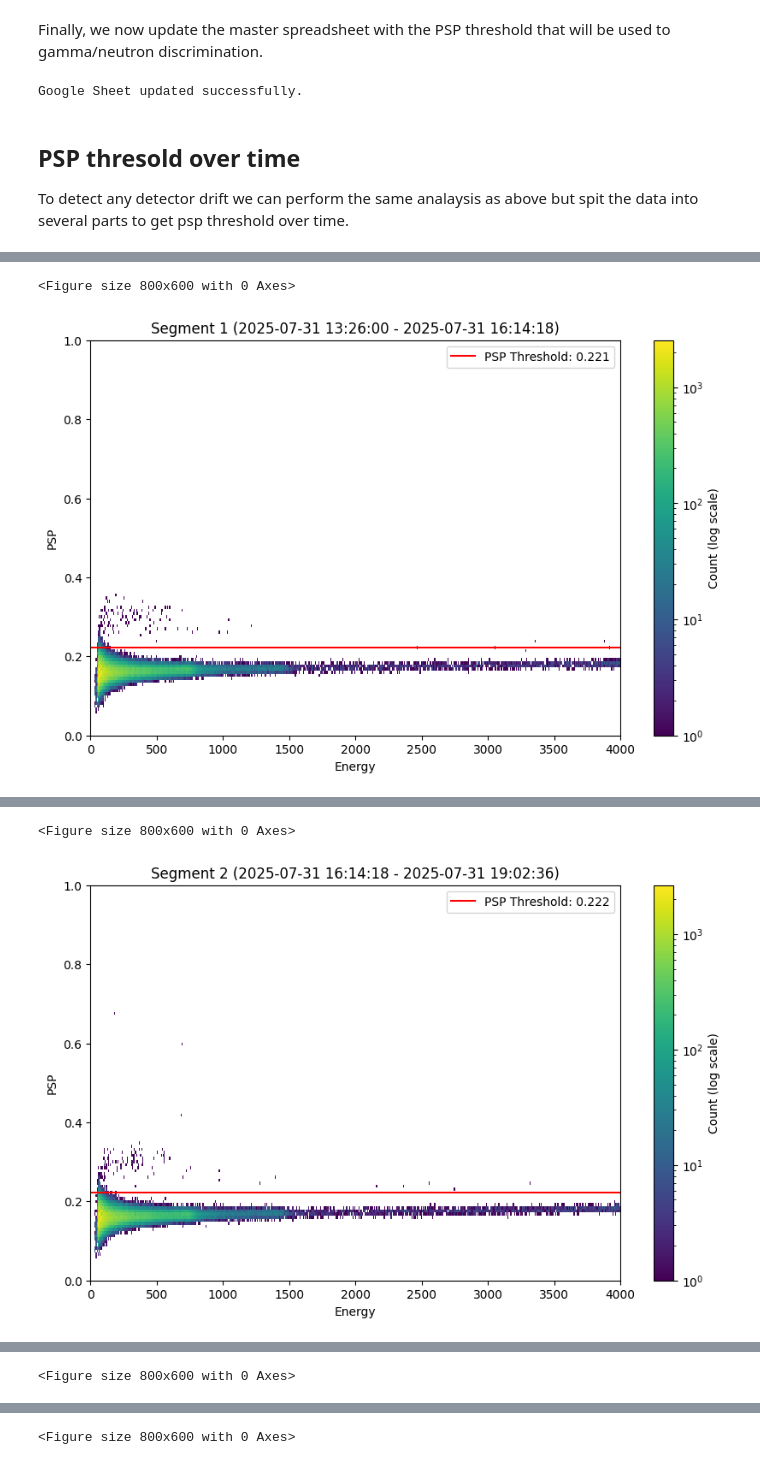
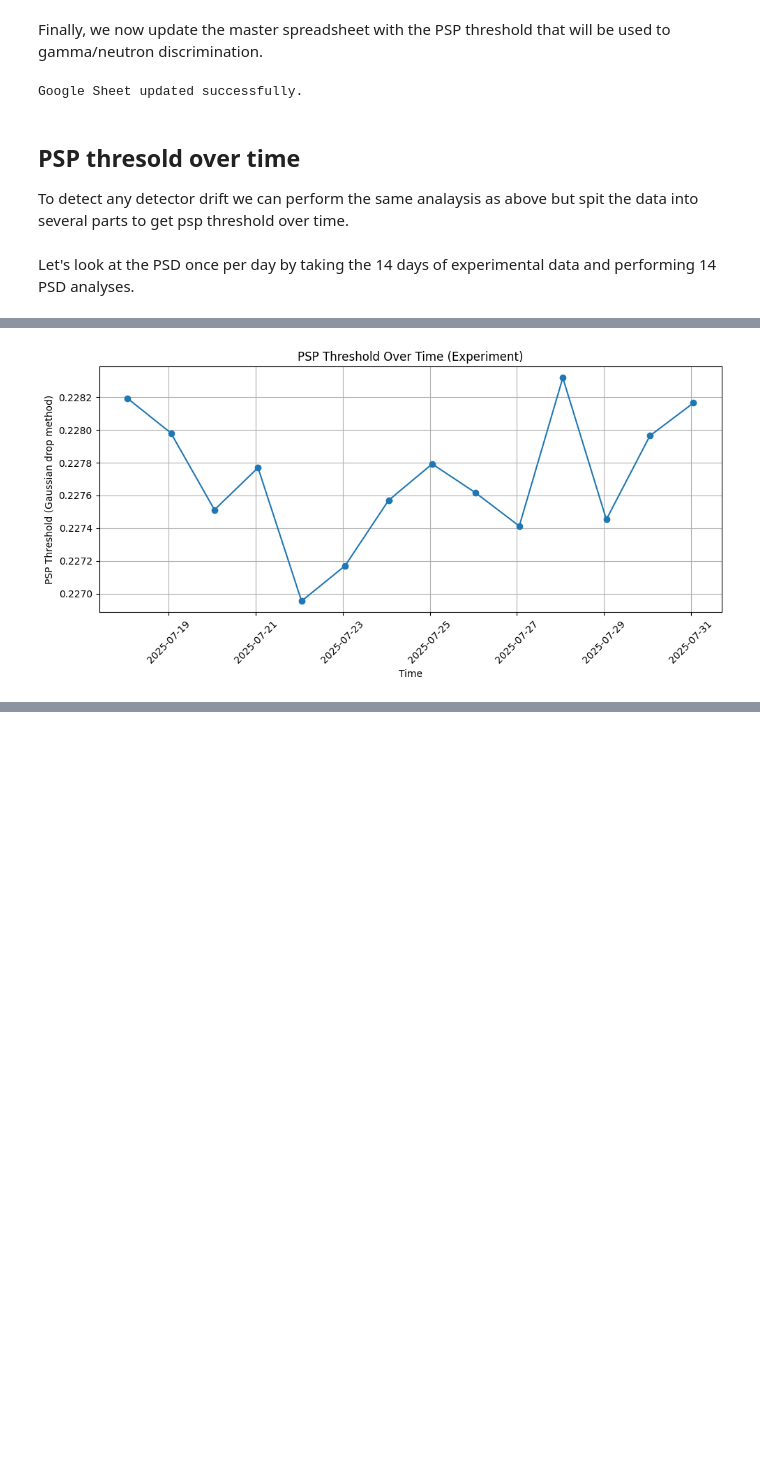
Before and after one commit to project-ida/arpa-e-experiments, a Jupyter notebook: analysis/mastromatteo-03/mastromatteo-03-PSD-analysis.ipynb, the cells around one changed output, grey strips where cells are left out. Drawn from its saved outputs; the diff is of its cells as text; code cells hidden in the pictures; blank space fills up the shorter version.

```diff
--- a/analysis/mastromatteo-03/mastromatteo-03-PSD-analysis.ipynb
+++ b/analysis/mastromatteo-03/mastromatteo-03-PSD-analysis.ipynb
@@ -371,11 +299,11 @@ def double_gaussian(x, amp1, mu1, sigma1, amp2, mu2, sigma2):
 def find_psp_threshold_gaussian(data, target_energy=500,
                                      energy_range=(0, 4000), psp_range=(0, 1),
                                      energy_bins=512, psp_bins=128,
-                                     plot=True, mean_tol=0.02, amp_ratio_tol=0.1,
-                                     drop_fraction=0.001):
+                                     plot=True, mean_tol=0.05, amp_ratio_tol=0.1,
+                                     num_sigma=3):
     """
     Fits Gaussian(s) to PSP distribution at a given energy and finds PSP threshold
-    where the lower Gaussian drops to 0.1% of its peak.
+    where the lower psp Gaussian drops to level give by num_sigma*sigma
     Falls back to single Gaussian if fitted Gaussians are too similar.
     """
 
@@ -428,9 +356,8 @@ def find_psp_threshold_gaussian(data, target_energy=500,
     lower_gauss = min(params, key=lambda p: p[1])
     amp, mu, sigma = lower_gauss
 
-    # Step 6: Compute PSP threshold at 0.1% of peak
-    delta = np.sqrt(-2 * sigma**2 * np.log(drop_fraction))
-    psp_threshold = mu + delta  # right-side cutoff
+    # Step 6: Compute PSP threshold at num_sigma*sigma
+    psp_threshold = mu + num_sigma*sigma  # right-side cutoff
 
     # Step 7: Plot
     if plot:
@@ -528,7 +446,7 @@ Google Sheet updated successfully.
 
 To detect any detector drift we can perform the same analaysis as above but spit the data into several parts to get psp threshold over time.
 # %%
-def psp_threshold_over_time_period(period_label, n_segments, target_energy=100, drop_fraction=0.001, show_psd_plots=True):
+def psp_threshold_over_time_period(period_label, n_segments, target_energy=100, num_sigma=4, show_psd_plots=True):
     """
     Calculate PSP thresholds over time for a given experimental period,
     by splitting the period into n_segments and re-querying PSD data for each.
@@ -541,8 +459,8 @@ def psp_threshold_over_time_period(period_label, n_segments, target_energy=100,
         Number of time segments to divide the period into.
     target_energy : float
         Energy to use for PSP threshold calculation (default 100 for Gaussian method).
-    drop_fraction : float
-        Fraction of gamma peak height to define the PSP threshold.
+    num_sigma : float
+        Defined psp threshold at the num_sigma*sigma level (default 4 for Gaussian method).
     show_psd_plots : bool
         Whether to show PSD plots for each segment.
 
@@ -586,7 +504,7 @@ def psp_threshold_over_time_period(period_label, n_segments, target_energy=100,
             th = find_psp_threshold_gaussian(
                 seg_data,
                 target_energy=target_energy,
-                drop_fraction=drop_fraction,
+                num_sigma=num_sigma,
                 plot=False
             )
             thresholds.append(th)
@@ -613,6 +531,8 @@ def psp_threshold_over_time_period(period_label, n_segments, target_energy=100,
     plt.show()
 
     return thresholds
+# %% [markdown]
+Let's look at the PSD once per day by taking the 14 days of experimental data and performing 14 PSD analyses.
 # %%
-psp_thresholds = psp_threshold_over_time_period("Background 2", 10, show_psd_plots=True)
+psp_thresholds = psp_threshold_over_time_period("Experiment", 14, show_psd_plots=False)
 # %% [output]
@@ -620,2 +553 @@ Segment 1 (2025-07-31 13:26:00 - 2025-07-31 16:14:18): PSP threshold = 0.2213
-<Figure size 800x600 with 0 Axes>
-[figure, old version]
+[figure, new version]
@@ -623,2 +553,0 @@ Segment 2 (2025-07-31 16:14:18 - 2025-07-31 19:02:36): PSP threshold = 0.2224
-<Figure size 800x600 with 0 Axes>
-[figure, removed]
@@ -626 +553,0 @@ Segment 3 (2025-07-31 19:02:36 - 2025-07-31 21:50:54): PSP threshold = 0.1607
-<Figure size 800x600 with 0 Axes>
@@ -629 +553,0 @@ Segment 4 (2025-07-31 21:50:54 - 2025-08-01 00:39:12): PSP threshold = 0.1670
-<Figure size 800x600 with 0 Axes>
```
Also changed, not shown: parts of 10 cells of this notebook.
